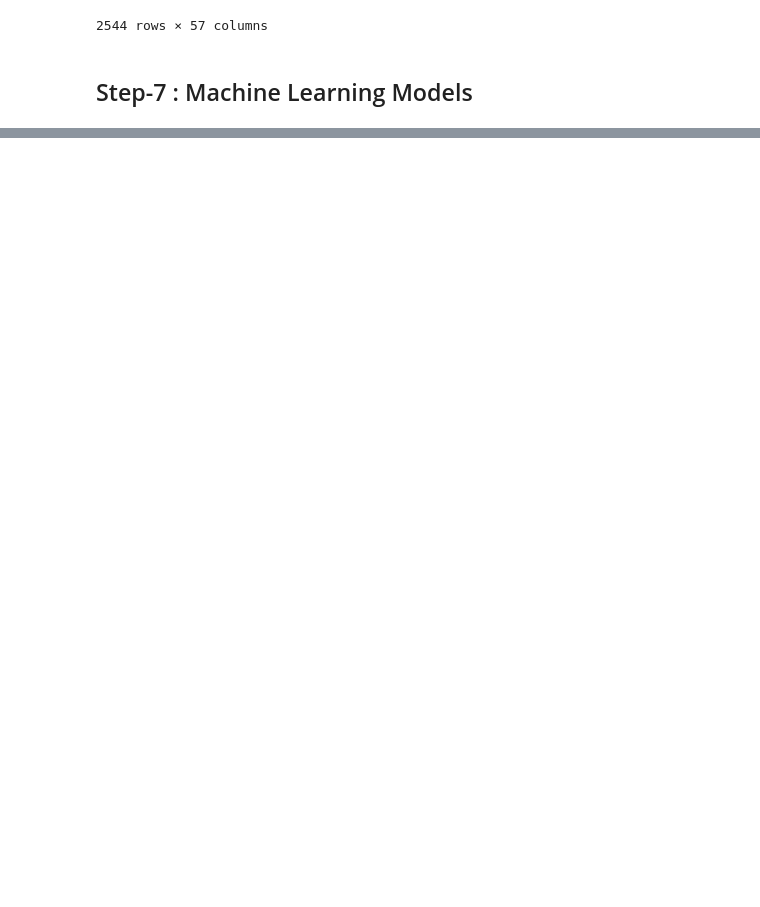
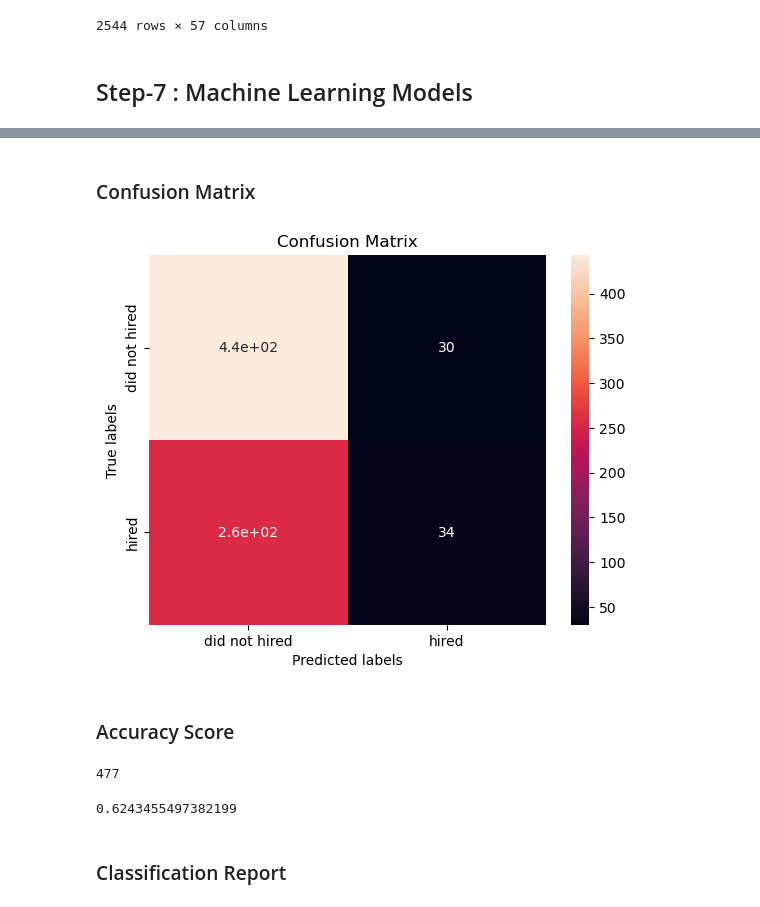
Before and after one commit to ilish65/Pathrise_project, a Jupyter notebook: pathrise.ipynb, the cells around one changed output, grey strips where cells are left out. Drawn from its saved outputs; the diff is of its cells as text; code cells hidden in the pictures; blank space fills up the shorter version.

```diff
--- a/pathrise.ipynb
+++ b/pathrise.ipynb
@@ -626,0 +641,11 @@ X_train, X_test, Y_train, Y_test = train_test_split(X, Y, test_size=0.30, random
+# %%
+def plot_confusion_matrix(y,y_predict):
+
+    cm = confusion_matrix(y, y_predict)
+    ax= plt.subplot()
+    sns.heatmap(cm, annot=True, ax = ax); #annot=True to annotate cells
+    ax.set_xlabel('Predicted labels')
+    ax.set_ylabel('True labels')
+    ax.set_title('Confusion Matrix');
+    ax.xaxis.set_ticklabels(['did not hired', 'hired']);
+    ax.yaxis.set_ticklabels(['did not hired', 'hired'])
@@ -626,0 +677,19 @@ X_train, X_test, Y_train, Y_test = train_test_split(X, Y, test_size=0.30, random
+# %% [markdown]
+### Confusion Matrix
+# %%
+y_predict = lr_cv.predict(X_test)
+plot_confusion_matrix(Y_test,y_predict)
+# %% [output]
+[figure, added]
+# %% [markdown]
+### Accuracy Score
+# %%
+accuracy_score(Y_test,y_predict , normalize = False)
+# %% [output]
+477
+# %%
+accuracy_score(Y_test,y_predict , normalize = True)
+# %% [output]
+0.6243455497382199
+# %% [markdown]
+### Classification Report
```
Also changed, not shown: parts of 49 cells of this notebook.
